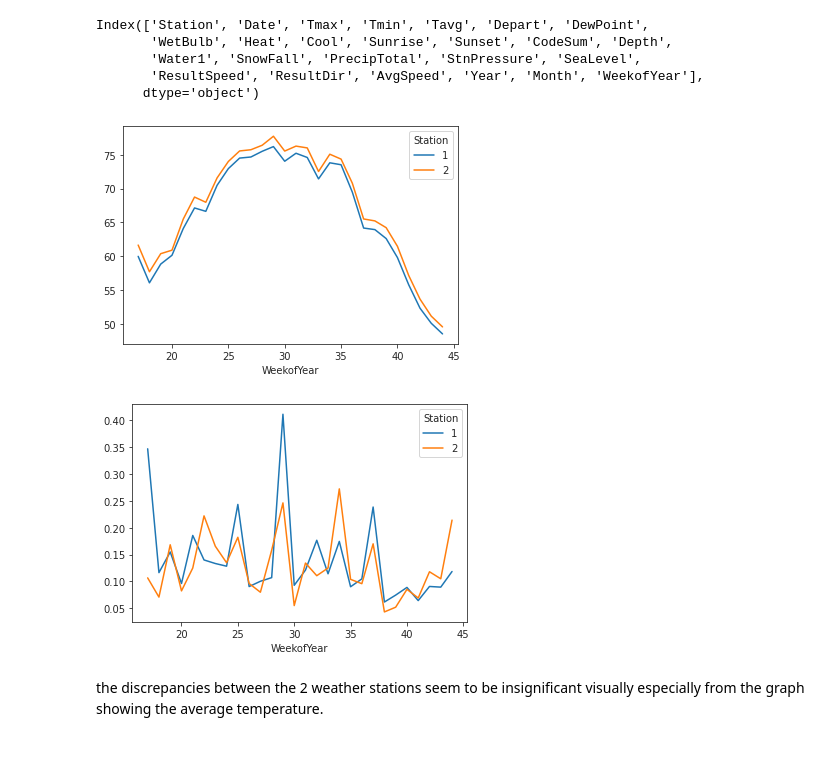
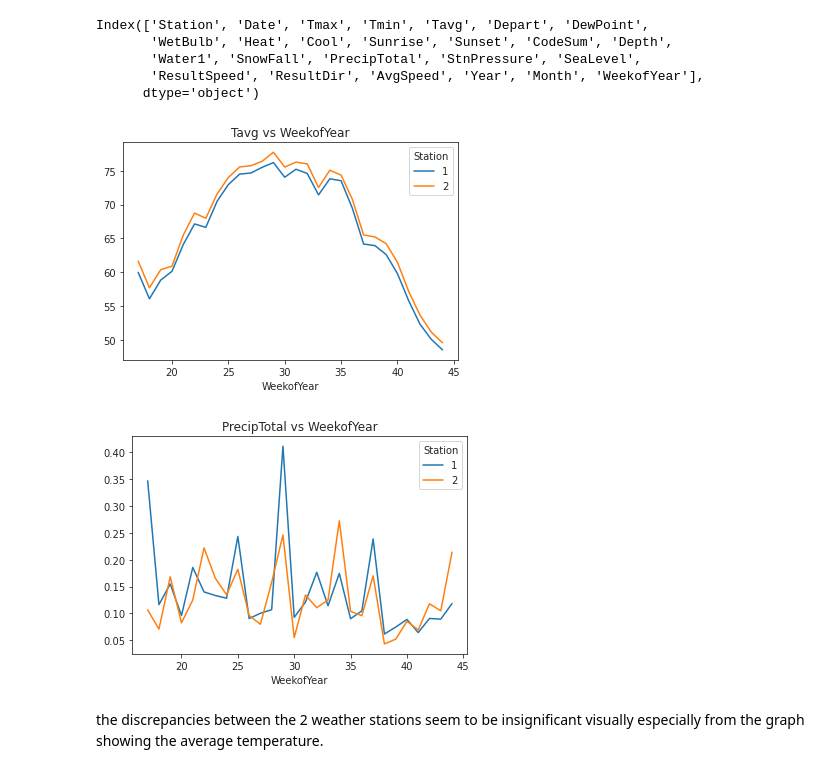
Before and after one commit to henrioei/Binary-Classification-on-West-Nile-Virus, a Jupyter notebook: 1_eda.ipynb, the cells around one changed output. Drawn from its saved outputs; the diff is of its cells as text; code cells hidden in the pictures.

```diff
--- a/spray_dist_r03.ipynb
+++ b/1_eda.ipynb
@@ -812,13 +804,15 @@ Index(['Station', 'Date', 'Tmax', 'Tmin', 'Tavg', 'Depart', 'DewPoint',
        'ResultSpeed', 'ResultDir', 'AvgSpeed', 'Year', 'Month', 'WeekofYear'],
       dtype='object')
 # %%
-df_weather.groupby(['WeekofYear','Station']).Tavg.mean().unstack().plot();
+df_weather.groupby(['WeekofYear','Station']).Tavg.mean().unstack().plot()
+plt.title('Tavg vs WeekofYear');
 # %% [output]
-[figure, old version]
+[figure, new version]
 # %%
-df_weather.groupby(['WeekofYear','Station']).PrecipTotal.mean().unstack().plot();
+df_weather.groupby(['WeekofYear','Station']).PrecipTotal.mean().unstack().plot()
+plt.title('PrecipTotal vs WeekofYear');
 # %% [output]
-[figure, old version]
+[figure, new version]
 # %% [markdown]
 the discrepancies between the 2 weather stations seem to be insignificant visually especially from the graph showing the average temperature.
 # %% [markdown]
```
Also changed, not shown: parts of 12 cells of this notebook, 2 other files.
